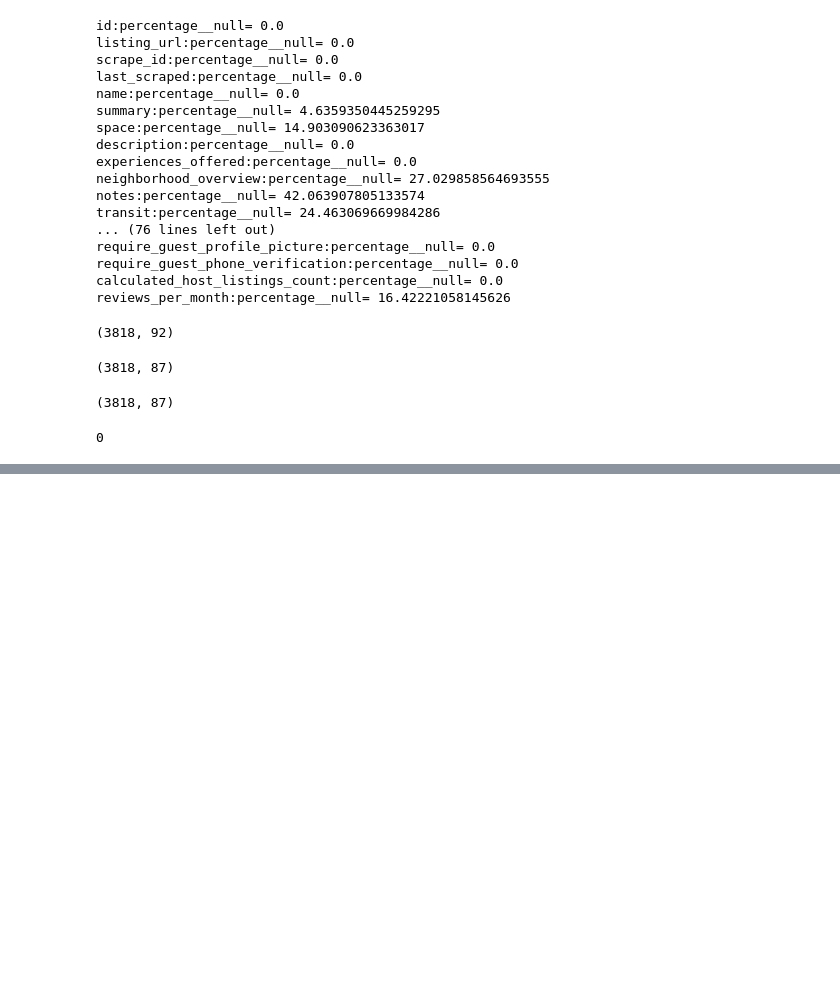
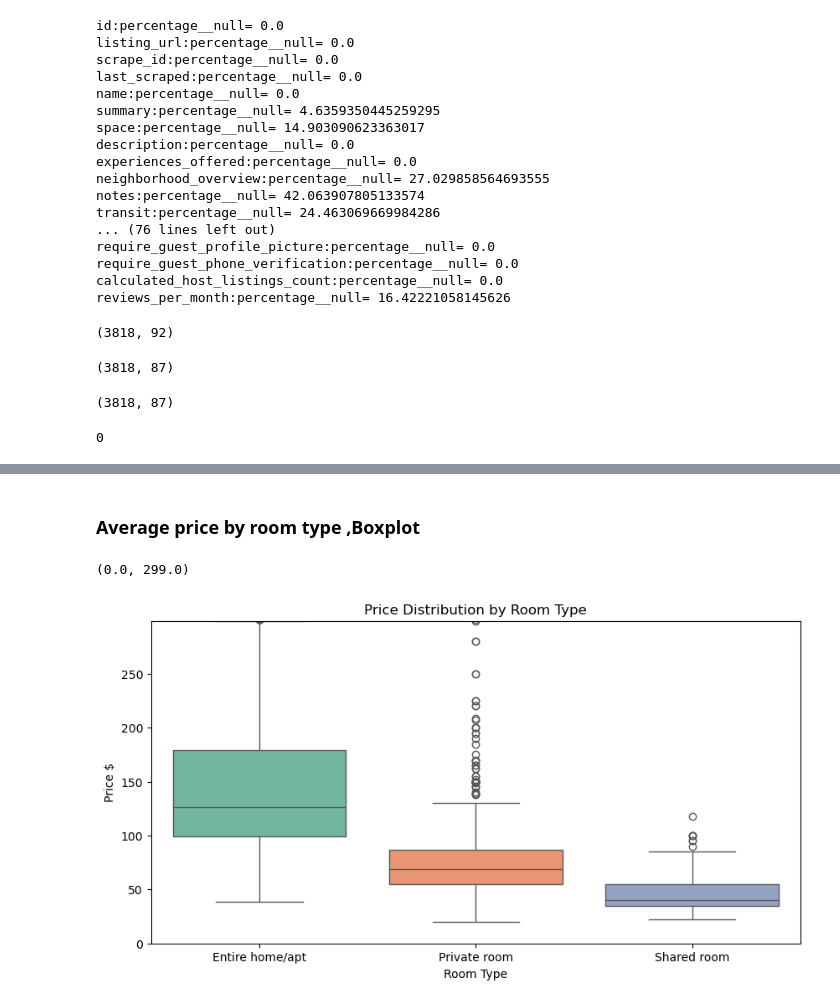
Before and after one commit to Rlours/Airbnb-Listings, a Jupyter notebook: Airbnb_Analysis.ipynb, the cells around one changed output, grey strips where cells are left out. Cells and saved outputs as stored; diff of their text form; code cells hidden in the pictures; blank space fills up the shorter version.

```diff
--- a/Airbnb_Analysis.ipynb
+++ b/Airbnb_Analysis.ipynb
@@ -174,0 +239,13 @@ The mean (127.98) is higher than the median (100.00), suggesting a possible righ
+# %% [markdown]
+### Average price by room type ,Boxplot
+# %%
+# Price distribution by Room Type
+plt.figure(figsize=(10,5))
+sns.boxplot(df_listings_modified,x="room_type",y="price",hue="room_type",palette="Set2")
+plt.xlabel("Room Type")
+plt.ylabel("Price $")
+plt.title("Price Distribution by Room Type")
+plt.ylim(0, df_listings_modified['price'].quantile(0.95))
+# %% [output]
+(0.0, 299.0)
+[figure, added]
```
Also changed, not shown: parts of 44 cells of this notebook, 2 other files.
